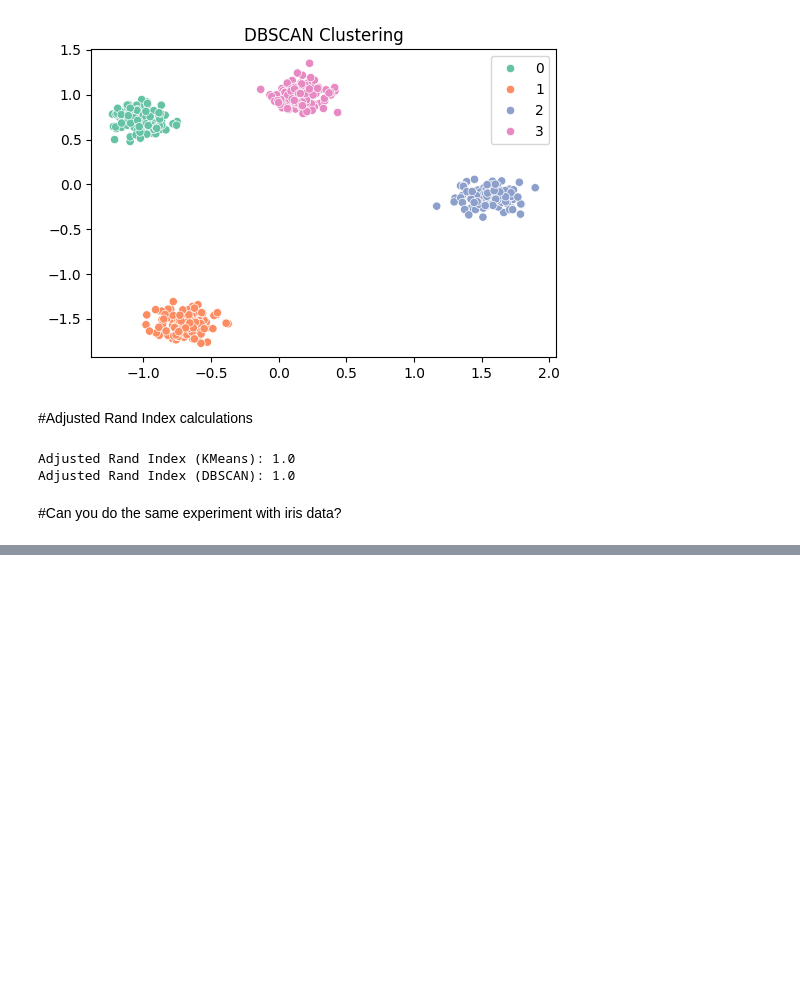
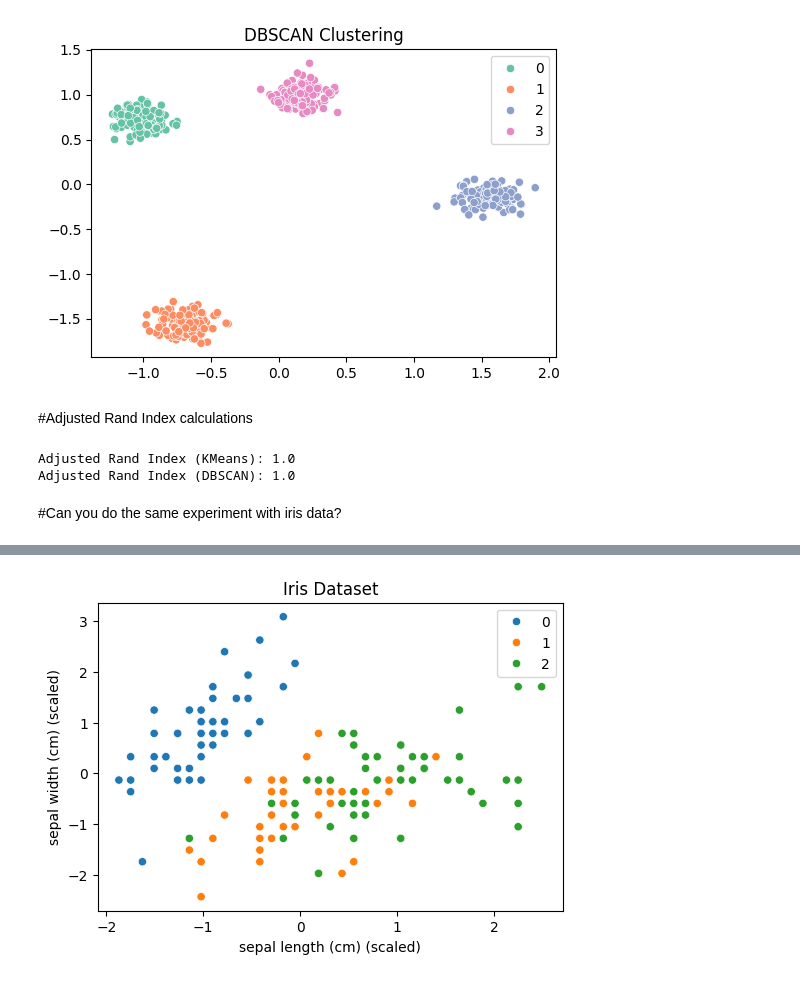
Before and after one commit to kingruss-afk/Data-Mining-CSC-587, a Jupyter notebook: Lab 15 ICO Russell King.ipynb, the cells around one changed output, grey strips where cells are left out. Drawn from its saved outputs; the diff is of its cells as text; code cells hidden in the pictures; blank space fills up the shorter version.

```diff
--- a/Lab 15 ICO Russell King.ipynb
+++ b/Lab 15 ICO Russell King.ipynb
@@ -91,0 +107,8 @@ Adjusted Rand Index (DBSCAN): 1.0
+# %%
+# view Iris Dataframe to determine cluster
+iris = load_iris()
+iris_df = pd.DataFrame(data=iris.data, columns=iris.feature_names)
+print("First 5 rows of Iris DataFrame:")
+print(iris_df.head())
+print("\nIris target names:")
+print(iris.target_names)
@@ -91,0 +126,19 @@ Adjusted Rand Index (DBSCAN): 1.0
+# %%
+# iris_df = pd.DataFrame(data=iris.data, columns=iris.feature_names)
+
+X = iris.data # Use the feature data from the loaded iris dataset
+y_true = iris.target # Use the target labels as the ground truth
+
+# Scale the features
+scaler = StandardScaler()
+X_scaled = scaler.fit_transform(X)
+
+# Visualize the true clusters (using the first two features for simplicity)
+plt.figure(figsize=(6, 4))
+sns.scatterplot(x=X_scaled[:, 0], y=X_scaled[:, 1], hue=y_true, palette='tab10')
+plt.xlabel(iris.feature_names[0] + ' (scaled)') # Labeling axes
+plt.ylabel(iris.feature_names[1] + ' (scaled)')
+plt.title("Iris Dataset")
+plt.show()
+# %% [output]
+[figure, added]
```
Also changed, not shown: parts of 4 cells of this notebook.
